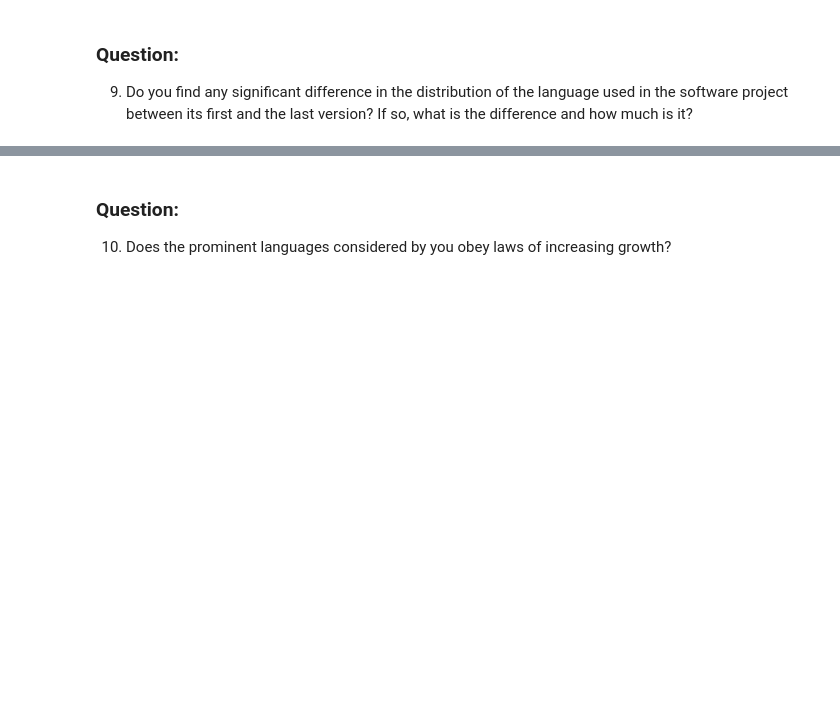
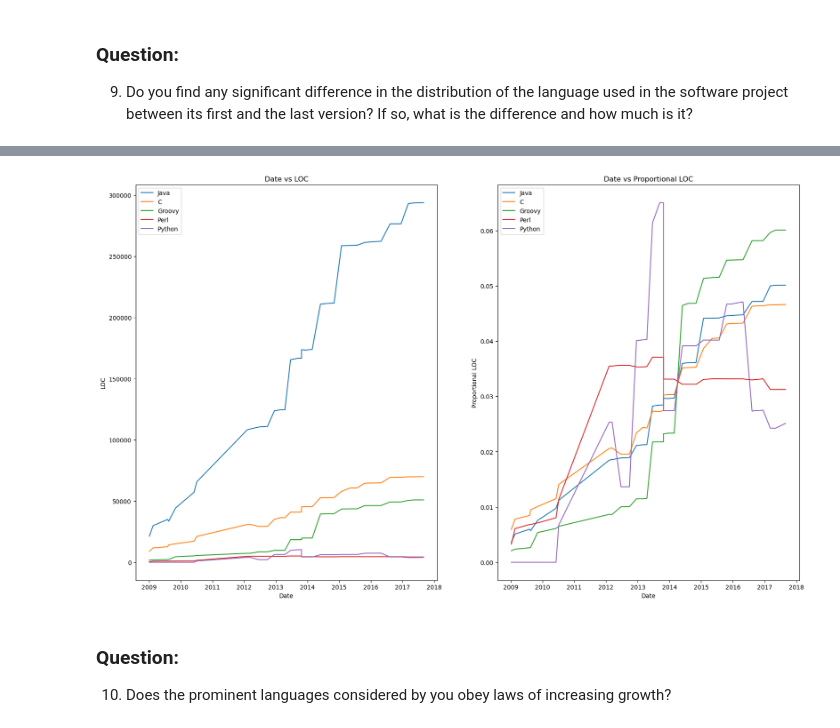
Before and after one commit to yoest/Software_evolution_TP2_2023, a Jupyter notebook: TP2_section2.ipynb, the cells around one changed output, grey strips where cells are left out. Saved outputs shown, nothing was run; the diff lists cells and outputs as text; code cells hidden in the pictures; blank space fills up the shorter version.

```diff
--- a/TP2_section2.ipynb
+++ b/TP2_section2.ipynb
@@ -331,3 +433,5 @@ Get the LOC for each of the considered prominent langugages (as above) for each
 2) Plot the date (x-axis) vs proportional LOC (y-axis). Proportional is LOC of a language/total number of LOC
 # %%
 # Your code to get the LOC for each prominent language of each version
+prominent_languages_df = df[['release date'] + prominent_languages].fillna(0)
+prominent_languages_df.head()
@@ -334,5 +445,26 @@ Get the LOC for each of the considered prominent langugages (as above) for each
 # %%
 # Your plotting code here
+fig, axes = plt.subplots(1, 2, figsize=(20, 12))
+
+# 1. Date vs LOC
+axes[0].set_title('Date vs LOC')
+axes[0].set_xlabel('Date')
+axes[0].set_ylabel('LOC')
+for language in prominent_languages:
+    axes[0].plot(prominent_languages_df['release date'], prominent_languages_df[language], label=language)
+axes[0].legend()
+
+# 2. Date vs Proportional LOC
+axes[1].set_title('Date vs Proportional LOC')
+axes[1].set_xlabel('Date')
+axes[1].set_ylabel('Proportional LOC')
+for language in prominent_languages:
+    axes[1].plot(prominent_languages_df['release date'], prominent_languages_df[language] / prominent_languages_df[language].sum(), label=language)
+axes[1].legend()
+
+plt.show()
+# %% [output]
+[figure, added]
 # %% [markdown]
 ### Question:
 10. Does the prominent languages considered by you obey laws of increasing growth?
```
Also changed, not shown: parts of 22 cells of this notebook.
